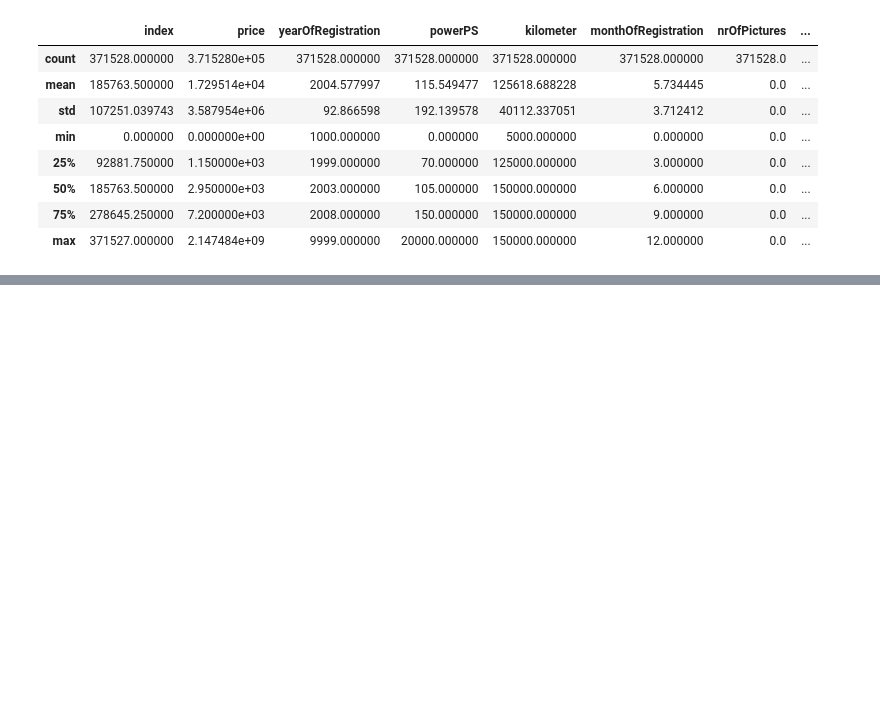
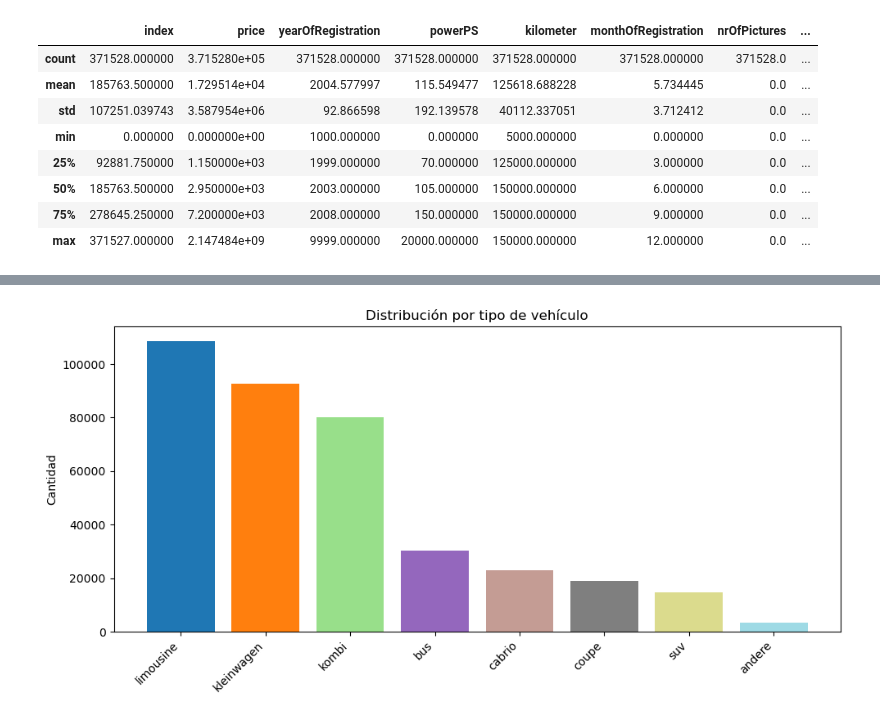
Before and after one commit to cior666/Machine-Learning-III-entrega, a Jupyter notebook: EDA/eda.ipynb, the cells around one changed output, grey strips where cells are left out. Saved outputs shown, nothing was run; the diff lists cells and outputs as text; code cells hidden in the pictures; blank space fills up the shorter version.

```diff
--- a/EDA/eda.ipynb
+++ b/EDA/eda.ipynb
@@ -19,0 +39,14 @@ df.describe()
+# %%
+#Distribucion por tipo de vehiculo
+vc = df['vehicleType'].value_counts()
+
+plt.figure(figsize=(10,5))
+colors = plt.cm.tab20(np.linspace(0, 1, len(vc)))  # paleta con colores distintos
+plt.bar(vc.index, vc.values, color=colors)
+plt.xticks(rotation=45, ha='right')
+plt.ylabel('Cantidad')
+plt.title('Distribución por tipo de vehículo')
+plt.tight_layout()
+plt.show()
+# %% [output]
+[figure, added]
```
Also changed, not shown: parts of 14 cells of this notebook, 2 other files.
